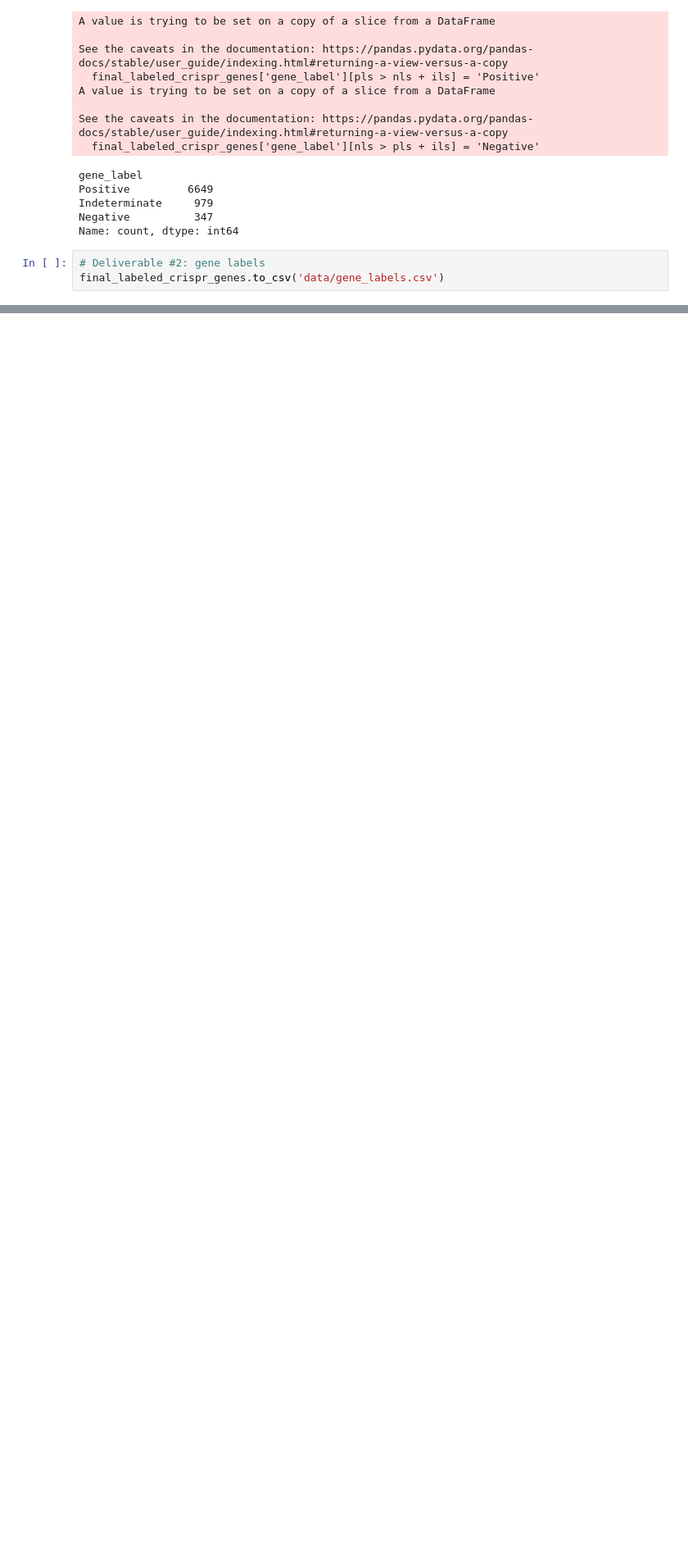
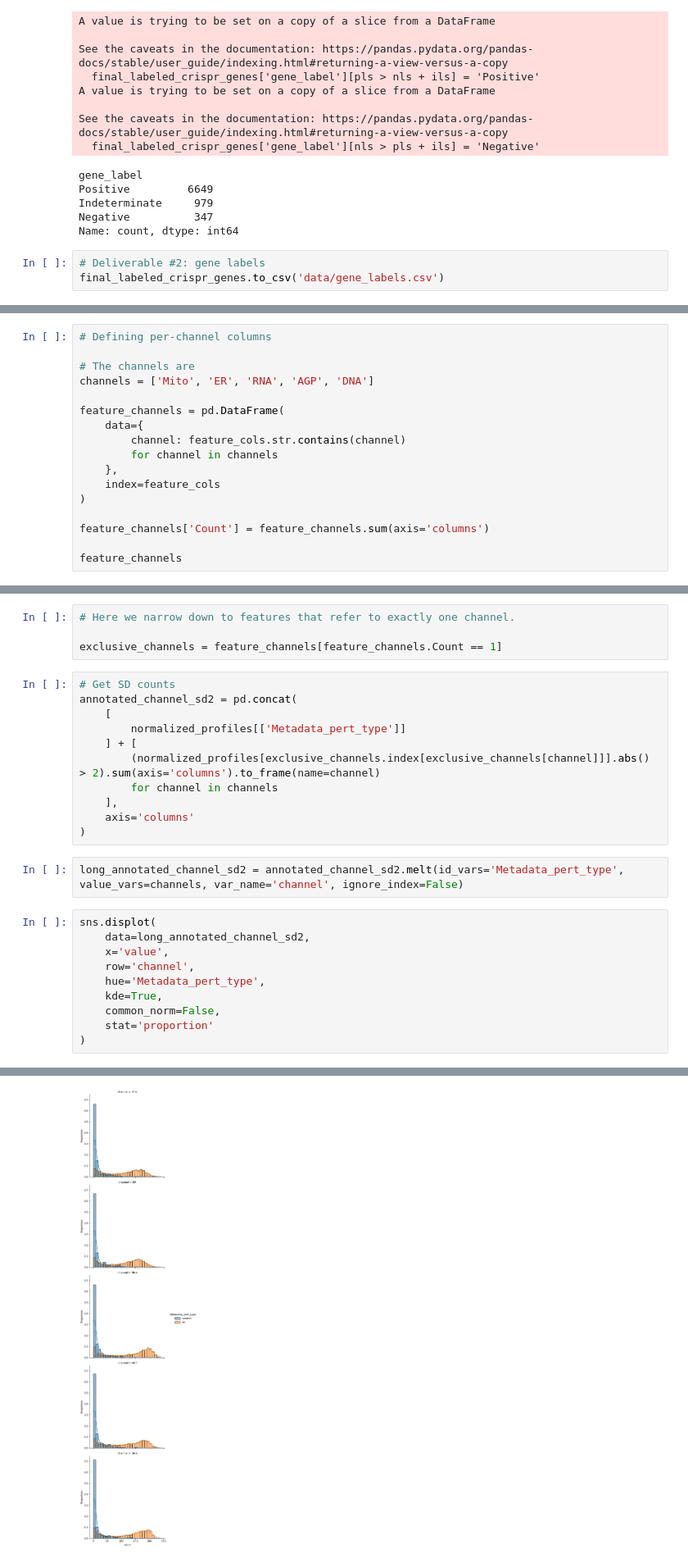
Before and after one commit to Craven-Biostat-Lab/morphology-prediction, a Jupyter notebook: data-loading-cpg0016.ipynb, the cells around one changed output, grey strips where cells are left out. Shown: that part at 82% size. Drawn from its saved outputs; the diff is of its cells as text; blank space fills up the shorter version.

Commit message:
Channel labels for cpg0016

```diff
--- a/data-loading-cpg0016.ipynb
+++ b/data-loading-cpg0016.ipynb
@@ -413,0 +423,17 @@ final_labeled_crispr_genes.to_csv('data/gene_labels.csv')
+# %%
+# Defining per-channel columns
+
+# The channels are
+channels = ['Mito', 'ER', 'RNA', 'AGP', 'DNA']
+
+feature_channels = pd.DataFrame(
+    data={
+        channel: feature_cols.str.contains(channel)
+        for channel in channels
+    },
+    index=feature_cols
+)
+
+feature_channels['Count'] = feature_channels.sum(axis='columns')
+
+feature_channels
@@ -413,0 +454,28 @@ final_labeled_crispr_genes.to_csv('data/gene_labels.csv')
+# %%
+# Here we narrow down to features that refer to exactly one channel.
+
+exclusive_channels = feature_channels[feature_channels.Count == 1]
+# %%
+# Get SD counts
+annotated_channel_sd2 = pd.concat(
+    [
+        normalized_profiles[['Metadata_pert_type']]
+    ] + [
+        (normalized_profiles[exclusive_channels.index[exclusive_channels[channel]]].abs() > 2).sum(axis='columns').to_frame(name=channel)
+        for channel in channels
+    ],
+    axis='columns'
+)
+# %%
+long_annotated_channel_sd2 = annotated_channel_sd2.melt(id_vars='Metadata_pert_type', value_vars=channels, var_name='channel', ignore_index=False)
+# %%
+sns.displot(
+    data=long_annotated_channel_sd2,
+    x='value',
+    row='channel',
+    hue='Metadata_pert_type',
+    kde=True,
+    common_norm=False,
+    stat='proportion'
+)
+# %% [output]
@@ -413,0 +483 @@ final_labeled_crispr_genes.to_csv('data/gene_labels.csv')
+[figure, added]
```
Also changed, not shown: parts of 13 cells of this notebook.
